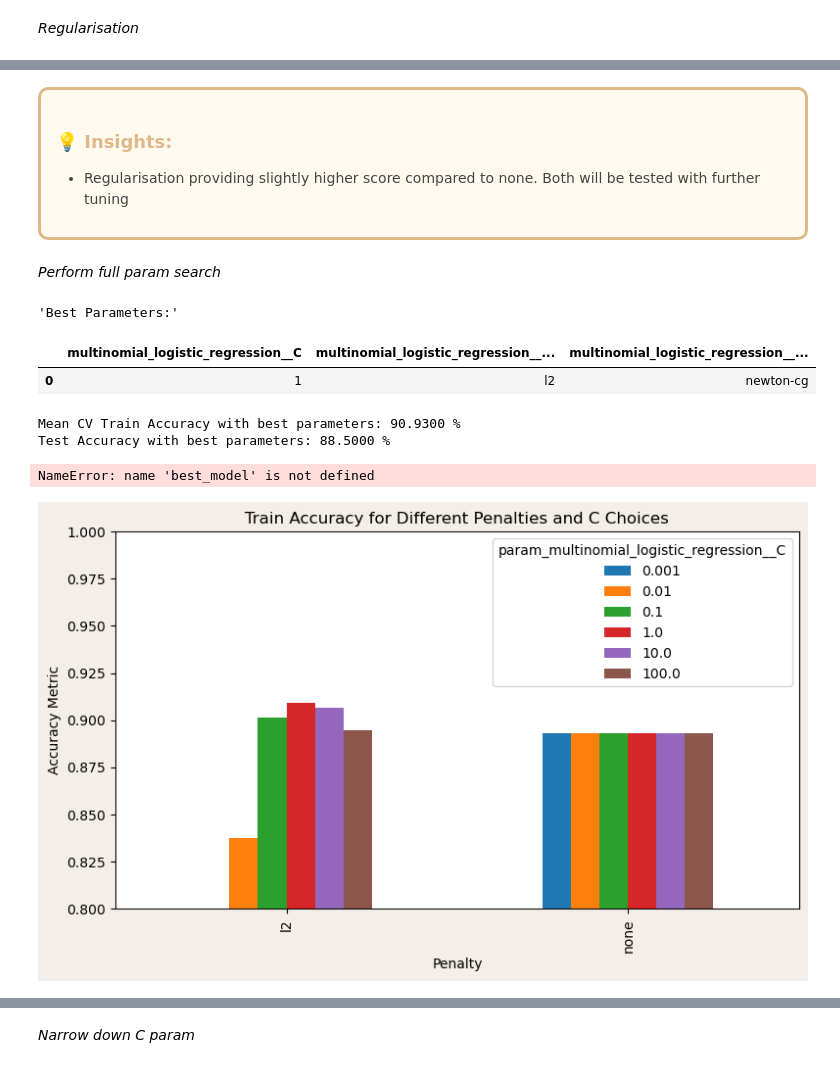
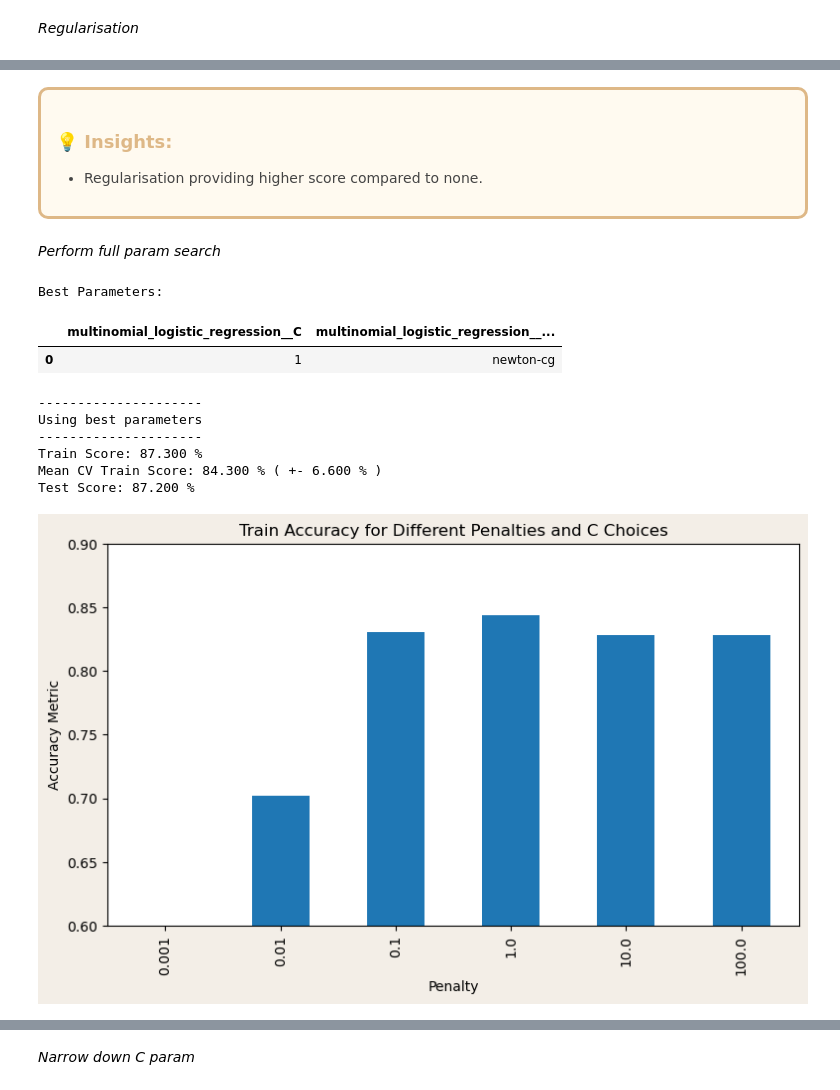
Before and after one commit to carstenegelund/sleep-disorder-classifier, a Jupyter notebook: model_logistic_regression.ipynb, the cells around one changed output, grey strips where cells are left out. Drawn from its saved outputs; the diff is of its cells as text; code cells hidden in the pictures.

```diff
--- a/model_logistic_regression.ipynb
+++ b/model_logistic_regression.ipynb
@@ -148,23 +167,8 @@ param_grid_mlr = {
 }
 
 # Create and fit GridSearchCV object on train data
-grid_search_mlr = GridSearchCV(pipeline_mlr, param_grid=param_grid_mlr, scoring='accuracy', cv=cv_mlr, n_jobs=-1)
+grid_search_mlr = GridSearchCV(pipeline_mlr, param_grid=param_grid_mlr, scoring=custom_scorer, cv=cv_mlr, n_jobs=-1)
 grid_search_mlr.fit(X_train, y_train)
 
-# Access best hyperparameters and accuracy score
-best_params, best_train_score = grid_search_mlr.best_params_, grid_search_mlr.best_score_
-
-# Print the best parameters
-display("Best Parameters:", pd.DataFrame(best_params, index=[0]))
-
-# Print the best mean cv training score
-print("Mean CV Train Accuracy with best parameters:", settings.score_formatter(best_train_score, 4))
-
-# Evaluate the best model on the test set
-best_pipeline = grid_search_mlr.best_estimator_
-test_accuracy = best_pipeline.score(X_test, y_test)
-print("Test Accuracy with best parameters:", settings.score_formatter(test_accuracy, 4))
-
-# Time to convergence
-print("Iterations to convergence:", best_pipeline['multinomial_logistic_regression'].n_iter_[0])
+settings.hyperparam_tune_summary(grid_search_mlr, X_train, y_train, X_test, y_test, scorer=base_scorer)
 # %% [output]
@@ -200,7 +207,7 @@ plt.show()
 <h3 align="left"><font color='#DEB887'>💡 Insights:</font></h3>
 
 <ul>
-    <li>Regularisation providing slightly higher score compared to none. Both will be tested with further tuning</li>
+    <li>Regularisation providing higher score compared to none.</li>
 </ul>
 </div>
 # %% [markdown]
@@ -210,55 +217,42 @@ plt.show()
 param_grid_mlr = {
     'multinomial_logistic_regression__C': [0.001, 0.01, 0.1, 1, 10, 100], # default = 1 (moderate)
     'multinomial_logistic_regression__solver': ['newton-cg', 'lbfgs', 'sag', 'saga'], # default = lbfgs
-    'multinomial_logistic_regression__penalty': ['l2', 'none'] # default = l2
 }
 
 # Create and fit GridSearchCV object on train data
-grid_search_mlr = GridSearchCV(pipeline_mlr, param_grid=param_grid_mlr, scoring='accuracy', cv=cv_mlr, n_jobs = -1)
+grid_search_mlr = GridSearchCV(pipeline_mlr, param_grid=param_grid_mlr, scoring=custom_scorer, cv=cv_mlr, n_jobs=-1)
 grid_search_mlr.fit(X_train, y_train)
 
-# Access best hyperparameters and accuracy score
-best_params, best_train_score = grid_search_mlr.best_params_, grid_search_mlr.best_score_
-
-# Print the best parameters
-display("Best Parameters:", pd.DataFrame(best_params, index=[0]))
-
-# Print the best mean cv training score
-print("Mean CV Train Accuracy with best parameters:", settings.score_formatter(best_train_score, 4))
-
-# Evaluate the best model on the test set
-best_pipeline = grid_search_mlr.best_estimator_
-test_accuracy = best_pipeline.score(X_test, y_test)
-print("Test Accuracy with best parameters:", settings.score_formatter(test_accuracy, 4))
-
-# Time to convergence
-print("Iterations to convergence:", best_pipeline['multinomial_logistic_regression'].n_iter_[0])
+settings.hyperparam_tune_summary(grid_search_mlr, X_train, y_train, X_test, y_test, scorer=base_scorer)
 # %% [output]
-'Best Parameters:'
+Best Parameters:
-|  | multinomial_logistic_regression__C | multinomial_logistic_regression__... | multinomial_logistic_regression__... |
-| 0 | 1 | l2 | newton-cg |
+|  | multinomial_logistic_regression__C | multinomial_logistic_regression__... |
+| 0 | 1 | newton-cg |
-Mean CV Train Accuracy with best parameters: 90.9300 %
-Test Accuracy with best parameters: 88.5000 %
+---------------------
+Using best parameters
+---------------------
+Train Score: 87.300 %
+Mean CV Train Score: 84.300 % ( +- 6.600 % )
+Test Score: 87.200 %
-NameError: name 'best_model' is not defined
 # %%
 # Access the latest grid search results
 results = grid_search_mlr.cv_results_
 
 # Extract penalty, C values and accuracy scores
-grouped = pd.DataFrame(results).groupby(["param_multinomial_logistic_regression__penalty","param_multinomial_logistic_regression__C"])["mean_test_score"].mean().unstack()
+grouped = pd.DataFrame(results).groupby(["param_multinomial_logistic_regression__C"])["mean_test_score"].mean()
 
 # Plot the grouped bar chart
 fig, ax = plt.subplots(figsize=(6, 4), gridspec_kw={'hspace': 0.8}, facecolor="#F3EEE7")
 grouped.plot(kind='bar', figsize=(9, 5), ax=ax)
 
 # Add plot details
-ax.set_ylim(0.8, 1)
+ax.set_ylim(0.6,0.9)
 ax.set_xlabel('Penalty')
 ax.set_ylabel('Accuracy Metric')
 ax.set_title('Train Accuracy for Different Penalties and C Choices')
 plt.show()
 # %% [output]
-[figure, old version]
+[figure, new version]
 # %%
 # Extract penalty, C values and accuracy scores
 grouped = pd.DataFrame(results)
```
Also changed, not shown: parts of 40 cells of this notebook.
